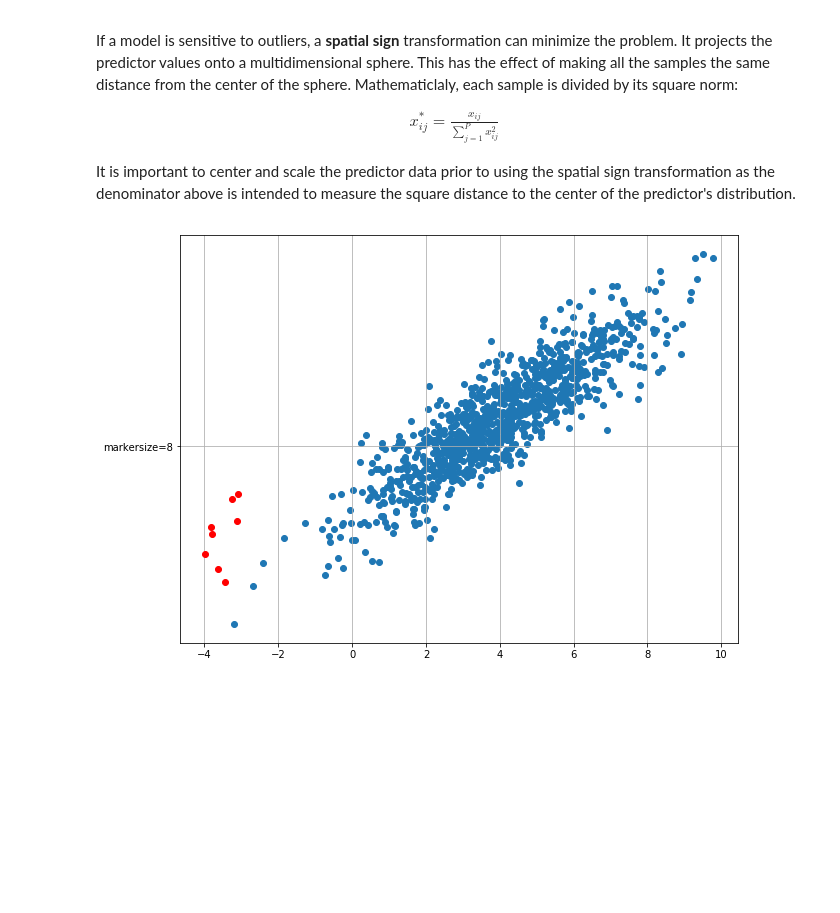
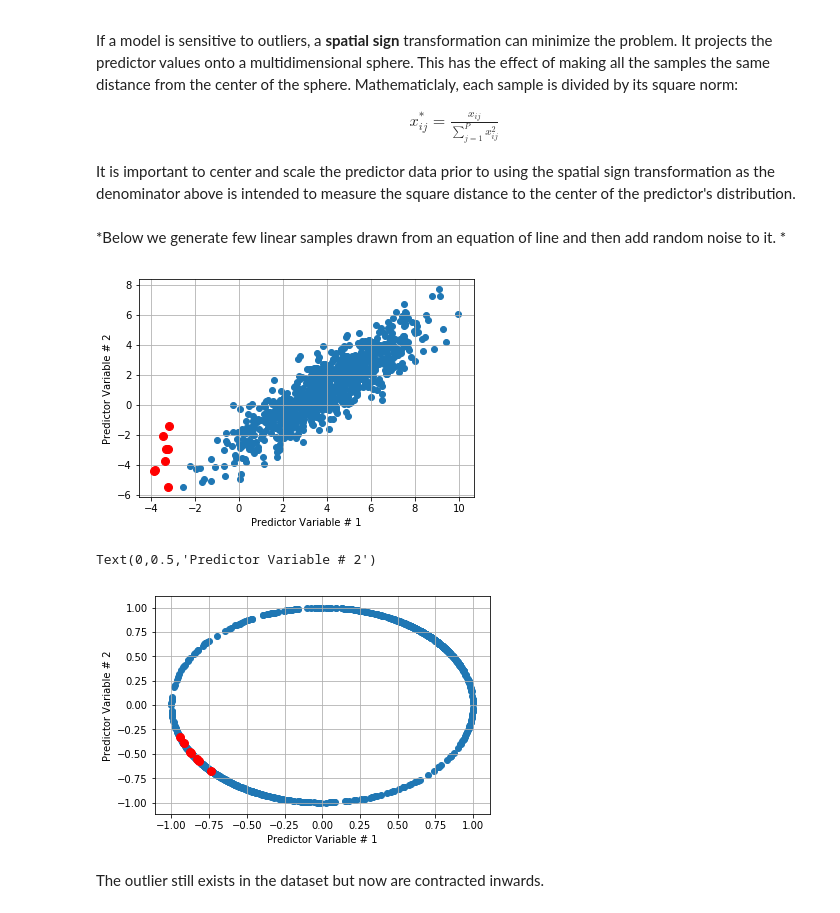
Before and after one commit to iamfaisalkhan/Applied_Predictive_Modeling_Python, a Jupyter notebook: Ch03_Data_Preprocessing.ipynb, the cells around one changed output. Cells and saved outputs as stored; diff of their text form; code cells hidden in the pictures; blank space fills up the shorter version.

```diff
--- a/Ch03_Data_Preprocessing.ipynb
+++ b/Ch03_Data_Preprocessing.ipynb
@@ -24,11 +24,16 @@ import glob
 
 %matplotlib inline
 
-plt.rcParams["patch.force_edgecolor"] = True
 plt.rcParams['figure.figsize'] = 10, 7.5
 plt.rcParams['axes.grid'] = True
+plt.gray()
 
-plt.gray()
+
+# plt.rcParams["patch.force_edgecolor"] = True
+# plt.rcParams['figure.figsize'] = 10, .5
+# plt.rcParams['axes.grid'] = True
+
+# plt.gray()
 # %% [output]
 <matplotlib.figure.Figure at 0x...>
 # %%
@@ -210,17 +215,40 @@ x_{ij}^{*} = \frac{x_{ij}}{\sum_{j=1}^Px_{ij}^2}
 \end{align}
 
 It is important to center and scale the predictor data prior to using the spatial sign transformation as the denominator above is intended to measure the square distance to the center of the predictor's distribution.
+# %% [markdown]
+*Below we generate few linear samples drawn from an equation of line and then add random noise to it. *
 # %%
 N = 1000
 slope, intercept = 0.9, -2.5
 X = np.random.normal(4, 2, N)
 Y = intercept + (slope * X + np.random.normal(size = N))
 
 X_outliers = np.random.uniform(-4, -3, 8)
 Y_outliers = X_outliers + np.random.normal(size = 8)
 
 plt.scatter(X, Y)
-plt.plot(X_outliers, Y_outliers, 'ro', 'markersize=8')
+plt.plot(X_outliers, Y_outliers, 'ro', markersize=8)
+plt.xlabel("Predictor Variable # 1")
+plt.ylabel("Predictor Variable # 2")
 plt.show()
 # %% [output]
-[figure, old version]
+[figure, new version]
+# %%
+from sklearn.preprocessing import scale
+
+X_all = scale(np.concatenate((X, X_outliers)))
+Y_all = scale(np.concatenate((Y, Y_outliers)))
+
+Xij = np.squeeze(np.dstack((X_all, Y_all)))
+X_all = Xij[:, 0] / np.linalg.norm(Xij, axis=1)
+Y_all = Xij[:, 1] / np.linalg.norm(Xij, axis=1)
+
+plt.scatter(X_all[:-8], Y_all[:-8])
+plt.plot(X_all[-7:], Y_all[-7:], 'ro', markersize=8)
+plt.xlabel("Predictor Variable # 1")
+plt.ylabel("Predictor Variable # 2")
+# %% [output]
+Text(0,0.5,'Predictor Variable # 2')
+[figure, added]
+# %% [markdown]
+The outlier still exists in the dataset but now are contracted inwards.
```
Also changed, not shown: parts of 7 cells of this notebook.
